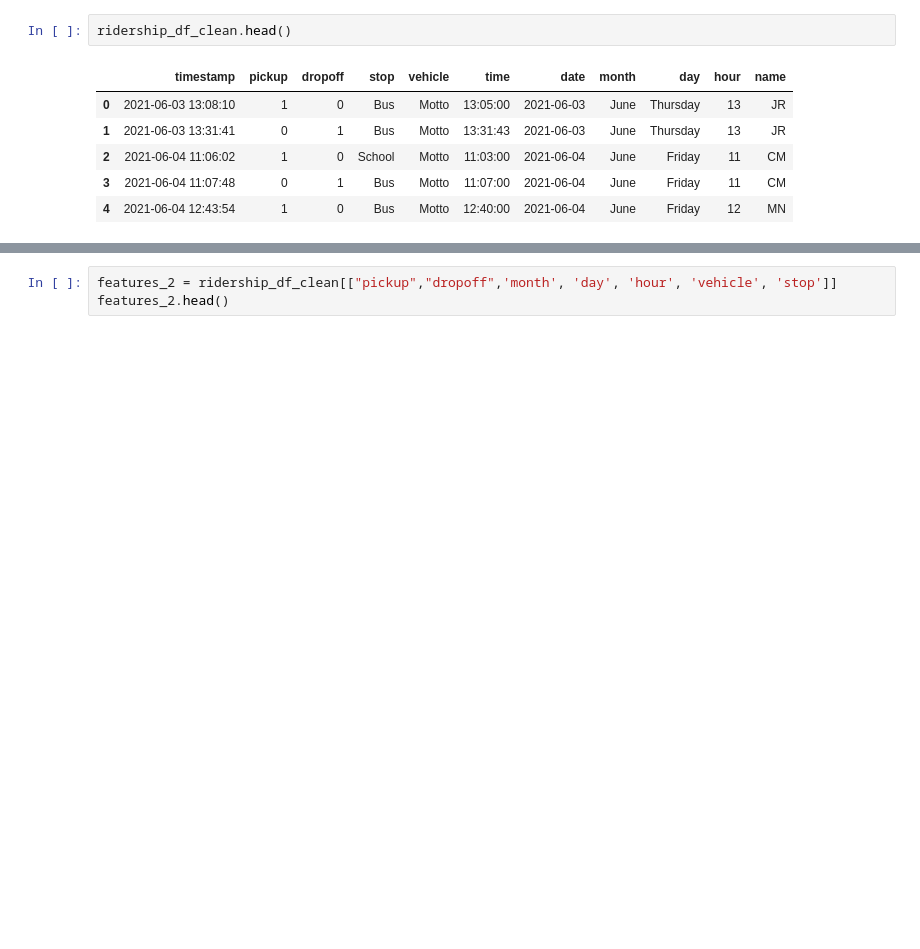
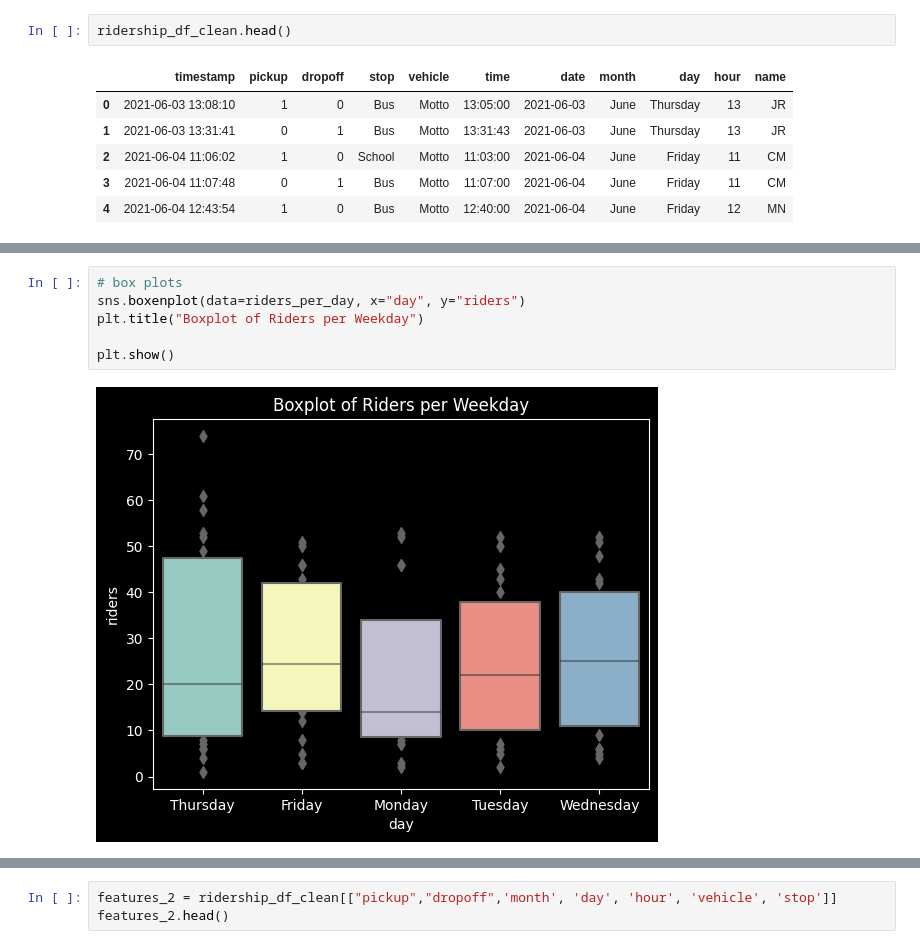
Before and after one commit to jrosilam/MayMobility_TakeHome, a Jupyter notebook: takehome_test.ipynb, the cells around one changed output, grey strips where cells are left out. Cells and saved outputs as stored; diff of their text form; blank space fills up the shorter version.

```diff
--- a/takehome_test.ipynb
+++ b/takehome_test.ipynb
@@ -917,0 +1083,8 @@ ridership_df_clean.head()
+# %%
+# box plots
+sns.boxenplot(data=riders_per_day, x="day", y="riders")
+plt.title("Boxplot of Riders per Weekday")
+
+plt.show()
+# %% [output]
+[figure, added]
```
Also changed, not shown: parts of 96 cells of this notebook.
